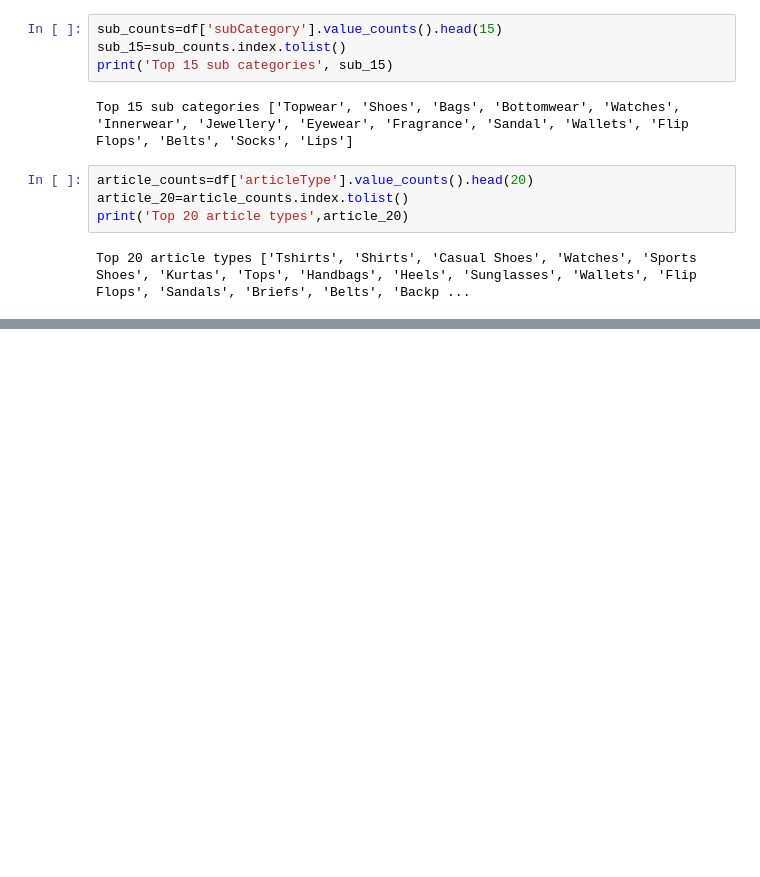
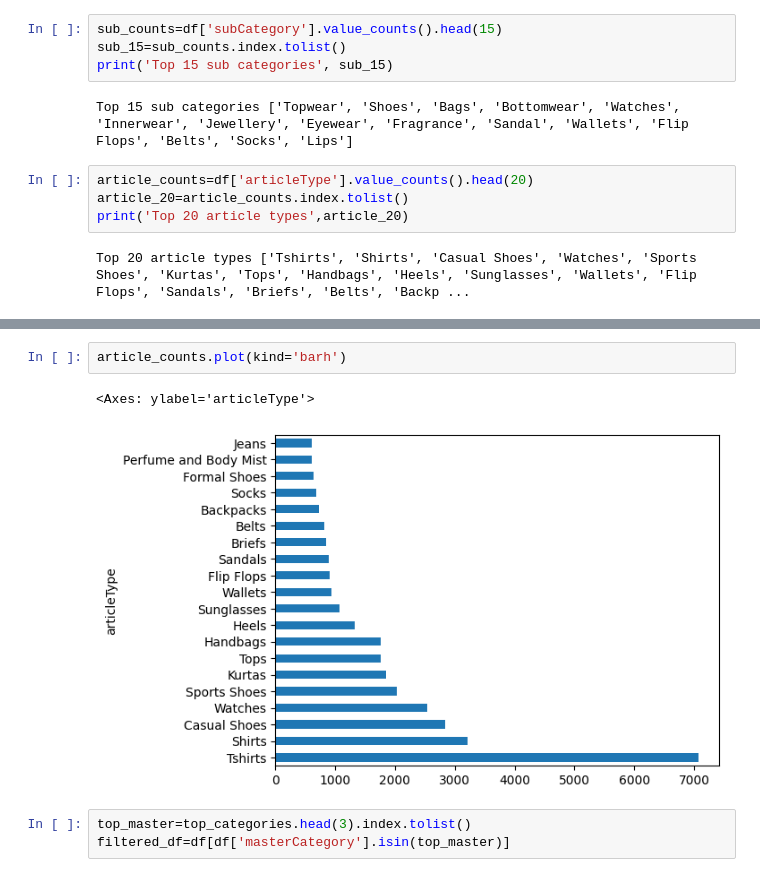
Before and after one commit to Anikrage/Visual_Product_Matcher, a Jupyter notebook: dataset_exploration.ipynb, the cells around one changed output, grey strips where cells are left out. Drawn from its saved outputs; the diff is of its cells as text; blank space fills up the shorter version.

```diff
--- a/dataset_exploration.ipynb
+++ b/dataset_exploration.ipynb
@@ -101,0 +113,8 @@ Top 20 article types ['Tshirts', 'Shirts', 'Casual Shoes', 'Watches', 'Sports Sh
+# %%
+article_counts.plot(kind='barh')
+# %% [output]
+<Axes: ylabel='articleType'>
+[figure, added]
+# %%
+top_master=top_categories.head(3).index.tolist()
+filtered_df=df[df['masterCategory'].isin(top_master)]
```
Also changed, not shown: parts of 19 cells of this notebook, 1 other file.
